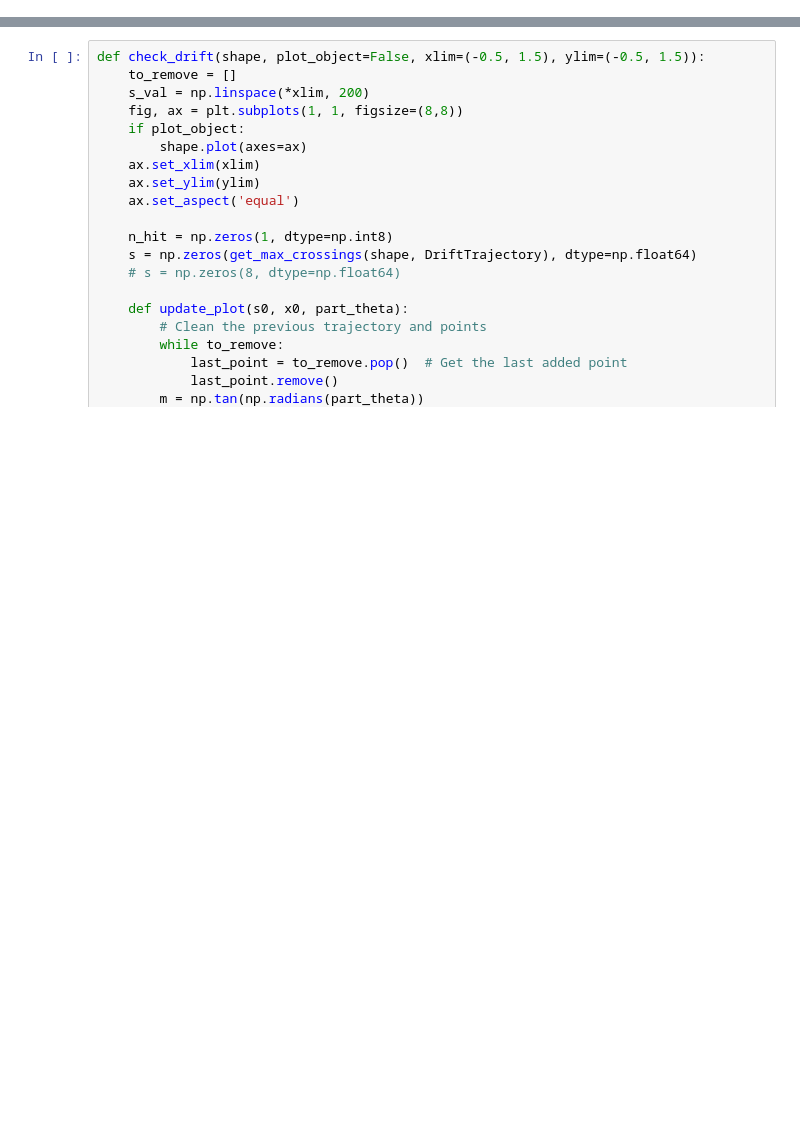
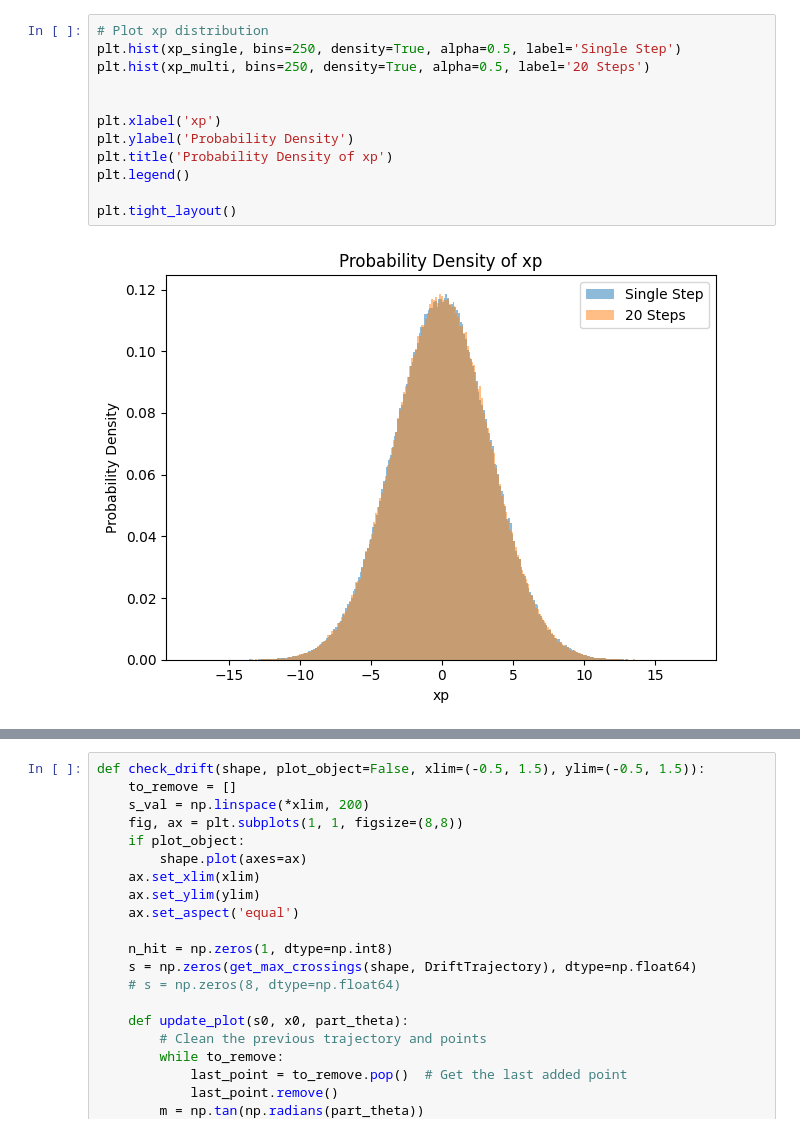
Before and after one commit to xsuite/xcoll, a Jupyter notebook: xcoll/geometry/test_geometry_copy.ipynb, the cells around one changed output, grey strips where cells are left out. Drawn from its saved outputs; the diff is of its cells as text; blank space fills up the shorter version.

```diff
--- a/xcoll/geometry/test_geometry_copy.ipynb
+++ b/xcoll/geometry/test_geometry_copy.ipynb
@@ -17,0 +116,14 @@ import ipywidgets as widgets
+# %%
+# Plot xp distribution
+plt.hist(xp_single, bins=250, density=True, alpha=0.5, label='Single Step')
+plt.hist(xp_multi, bins=250, density=True, alpha=0.5, label='20 Steps')
+
+
+plt.xlabel('xp')
+plt.ylabel('Probability Density')
+plt.title('Probability Density of xp')
+plt.legend()
+
+plt.tight_layout()
+# %% [output]
+[figure, added]
```
Also changed, not shown: parts of 10 cells of this notebook.
